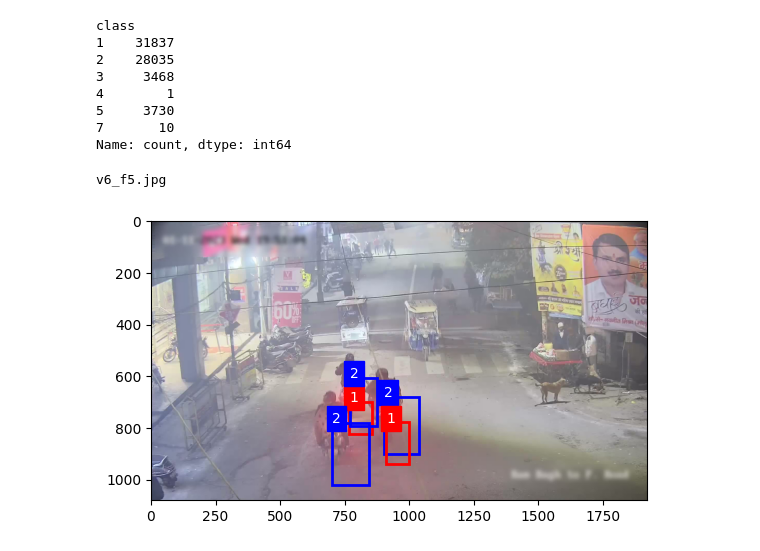
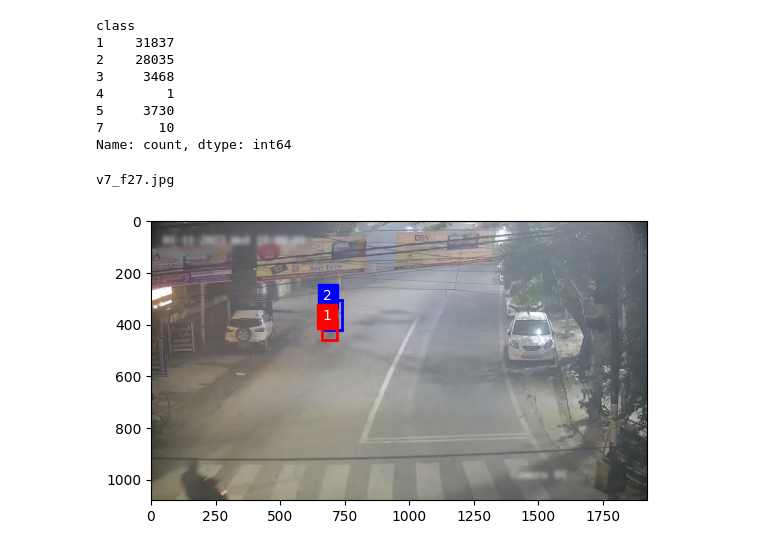
Before and after one commit to IITP-UofT/aicity, a Jupyter notebook: data/data_analysis.ipynb, the cells around one changed output. Saved outputs shown, nothing was run; the diff lists cells and outputs as text; code cells hidden in the pictures.

```diff
--- a/data/data_analysis.ipynb
+++ b/data/data_analysis.ipynb
@@ -171,7 +171,7 @@ Name: count, dtype: int64
 # %%
 annotations = read_txt_file(txt_file)
 imgs_dir = '/home/kongminseok/aicity/datasets/images/test'
-draw_bboxes(imgs_dir, annotations, 6, 5, submit=True)
+draw_bboxes(imgs_dir, annotations, 7, 27, submit=True)
 # %% [output]
-v6_f5.jpg
+v7_f27.jpg
-[figure, old version]
+[figure, new version]
```
Also changed, not shown: 1 other file.
